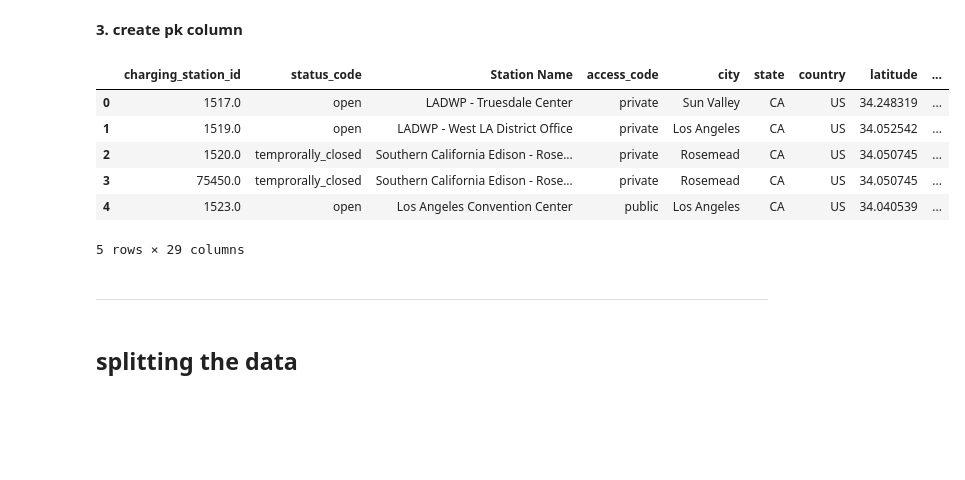
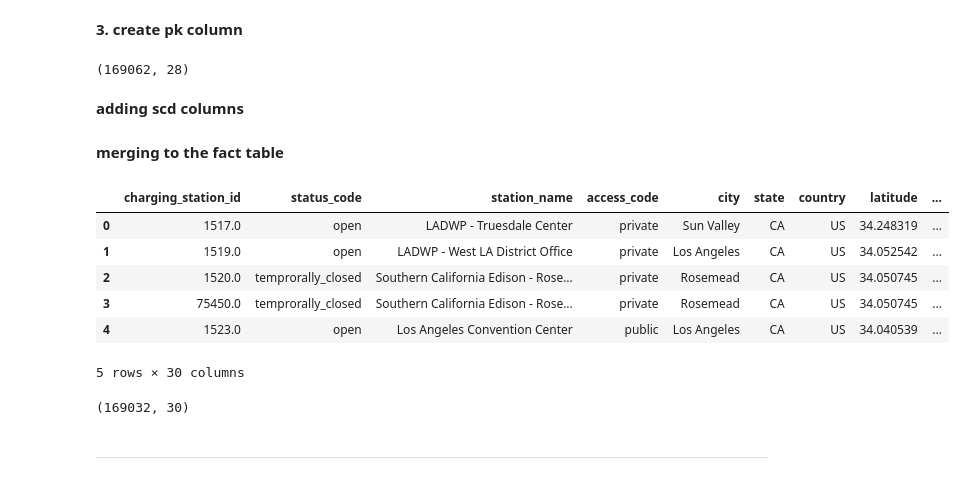
Before and after one commit to hicranA/partsUnlimitedDW, a Jupyter notebook: etl_ev_car_population.ipynb, the cells around one changed output. Saved outputs shown, nothing was run; the diff lists cells and outputs as text; code cells hidden in the pictures; blank space fills up the shorter version.

```diff
--- a/etl_ev_car_population.ipynb
+++ b/etl_ev_car_population.ipynb
@@ -389,6 +390,7 @@ Index(['ID', 'Status Code', 'Station Name', 'Access Code', 'City', 'State',
       dtype='object')
 # %%
 ev_station_v1.rename(columns={'ID': 'charging_station_id',
+                              'Station Name' : 'station_name',
                           'Status Code': 'status_code',
                           'Status Code': 'status_code',
                           'EV Pricing': 'ev_price',
@@ -572,0 +576,6 @@ location_df.head()
+# %%
+result.shape
+# %% [output]
+(169062, 28)
+# %% [markdown]
+**adding scd columns**
@@ -573,11 +584,16 @@ location_df.head()
+# %%
+location_df['latitude_prev']= float(np.NaN)
+location_df['longitude_prev']= float(np.NaN)
+# %% [markdown]
+**merging to the fact table**
 # %%
-result_loca = pd.merge(result, location_df, on=['latitude', 'longitude', 'city', 'state', 'country'])
-result_loca.head()
+result = pd.merge(result, location_df, on=['latitude', 'longitude', 'city', 'state', 'country'])
+result.head()
 # %% [output]
-|  | charging_station_id | status_code | Station Name | access_code | city | state | country | latitude | ... |
+|  | charging_station_id | status_code | station_name | access_code | city | state | country | latitude | ... |
 | 0 | 1517.0 | open | LADWP - Truesdale Center | private | Sun Valley | CA | US | 34.248319 | ... |
 | 1 | 1519.0 | open | LADWP - West LA District Office | private | Los Angeles | CA | US | 34.052542 | ... |
 | 2 | 1520.0 | temprorally_closed | Southern California Edison - Rose... | private | Rosemead | CA | US | 34.050745 | ... |
 | 3 | 75450.0 | temprorally_closed | Southern California Edison - Rose... | private | Rosemead | CA | US | 34.050745 | ... |
 | 4 | 1523.0 | open | Los Angeles Convention Center | public | Los Angeles | CA | US | 34.040539 | ... |
-5 rows × 29 columns
+5 rows × 30 columns
@@ -595,3 +600,7 @@ result_loca.head()
+# %%
+result.shape
+# %% [output]
+(169032, 30)
 # %%
 # query example
 # result['dv_pop_quantity']=result['dv_pop_quantity'].fillna(0)
@@ -602,5 +611,3 @@ result_loca.head()
 # summary
 # %% [markdown]
 ---------------------------
-# %% [markdown]
-## splitting the data
```
Also changed, not shown: parts of 41 cells of this notebook, 2 other files.
